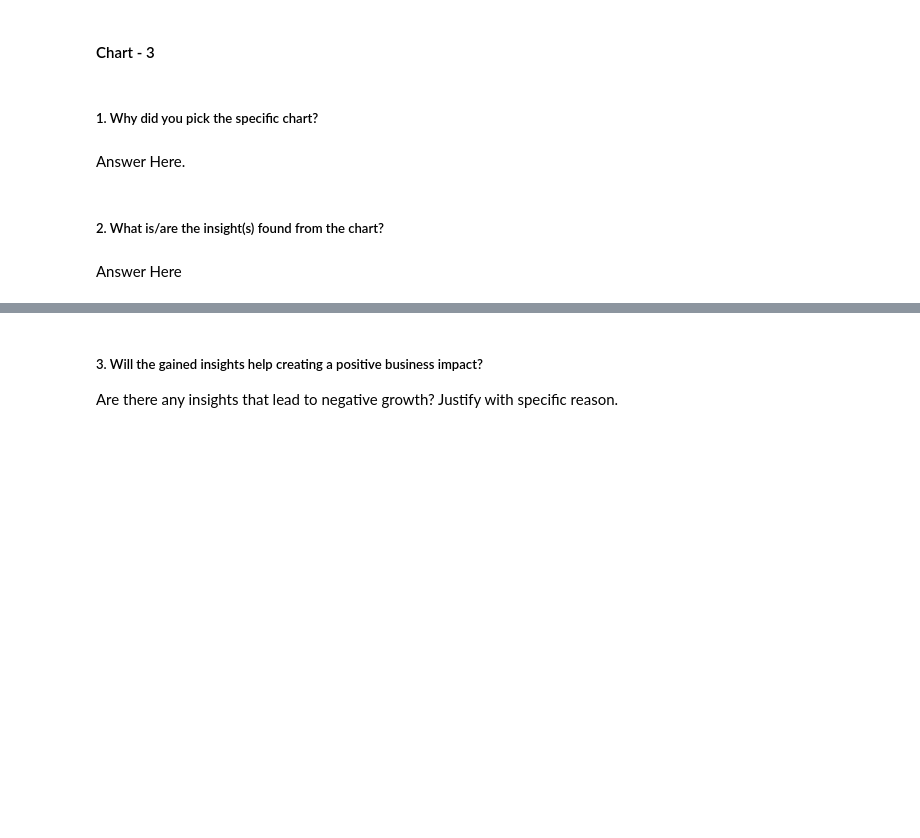
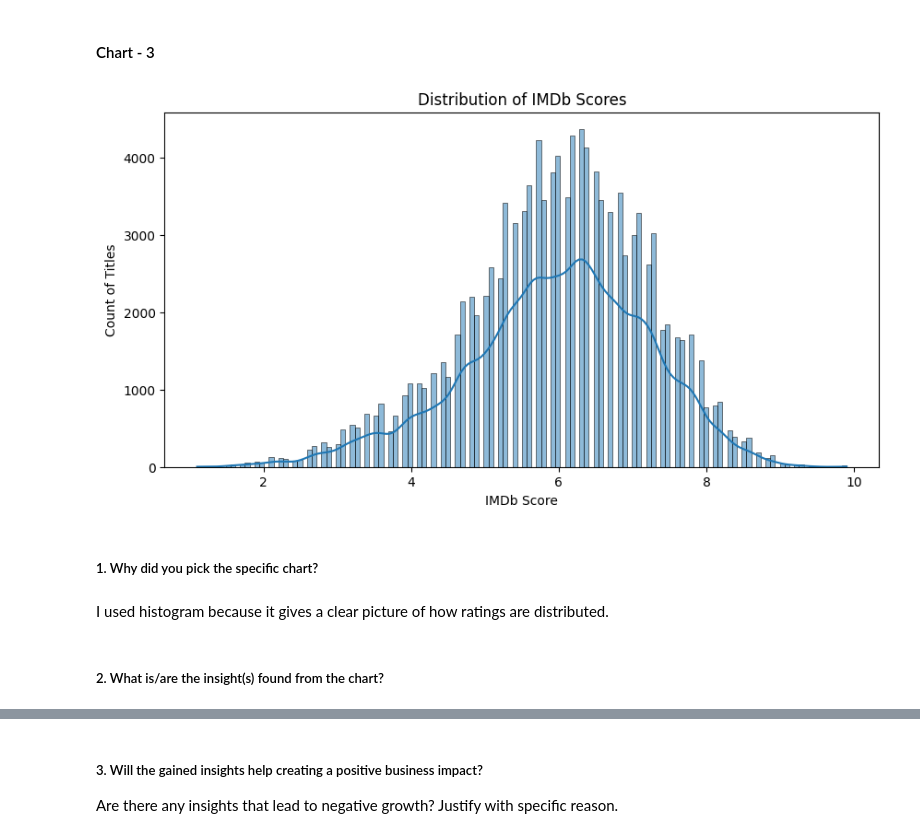
Before and after one commit to Rupeshyadv/AmazonPrime_EDA-, a Jupyter notebook: Sample_EDA_Submission_Template.ipynb, the cells around one changed output, grey strips where cells are left out. Saved outputs shown, nothing was run; the diff lists cells and outputs as text; code cells hidden in the pictures; blank space fills up the shorter version.

```diff
--- a/Sample_EDA_Submission_Template.ipynb
+++ b/Sample_EDA_Submission_Template.ipynb
@@ -557,8 +648,19 @@ Answer Here
+# %%
+# Distribution of imdb_score
+# Goal -> Understand how rating is distributed across titles
+
+# histplot
+plt.figure(figsize=(10,5))
+sns.histplot(data=merged_df, x='imdb_score', kde=True)
+plt.title("Distribution of IMDb Scores")
+plt.xlabel("IMDb Score")
+plt.ylabel("Count of Titles")
+plt.show()
+# %% [output]
+[figure, added]
 # %% [markdown]
 ##### 1. Why did you pick the specific chart?
-# %% [markdown]
-Answer Here.
+# %% [markdown]
+I used histogram because it gives a clear picture of how ratings are distributed.
 # %% [markdown]
 ##### 2. What is/are the insight(s) found from the chart?
-# %% [markdown]
-Answer Here
```
Also changed, not shown: parts of 45 cells of this notebook, 1 other file.
